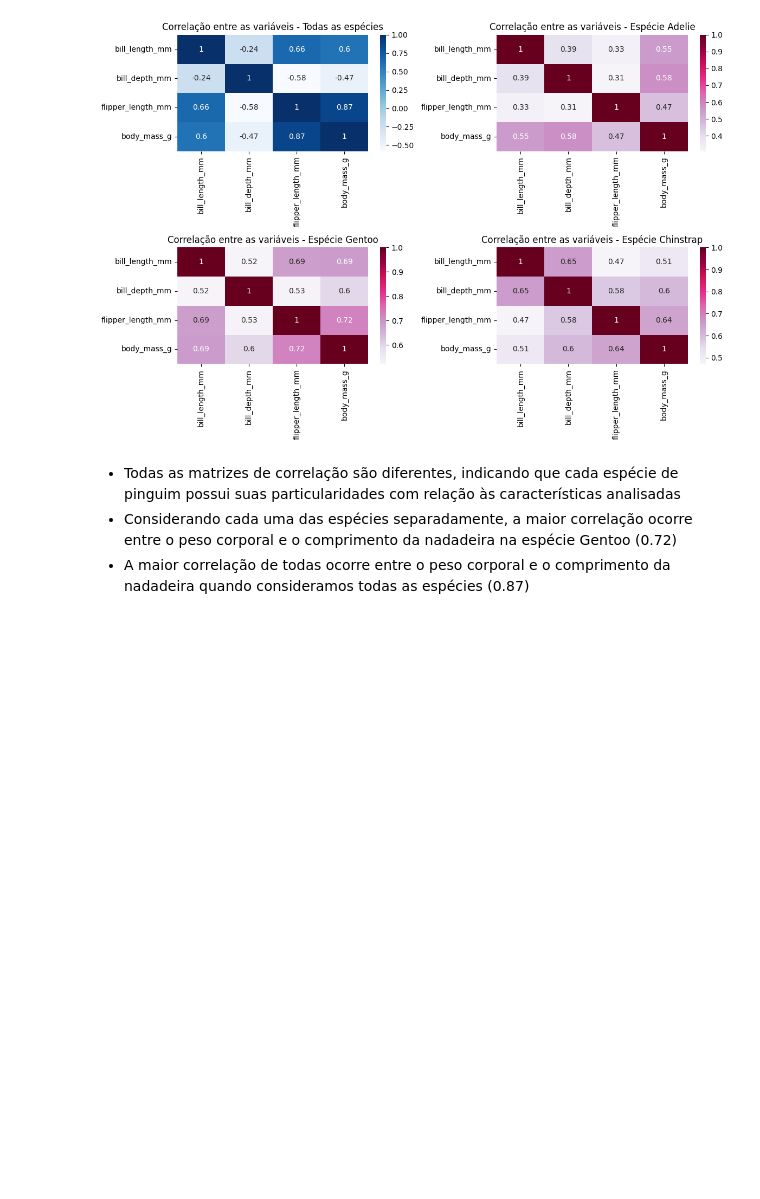
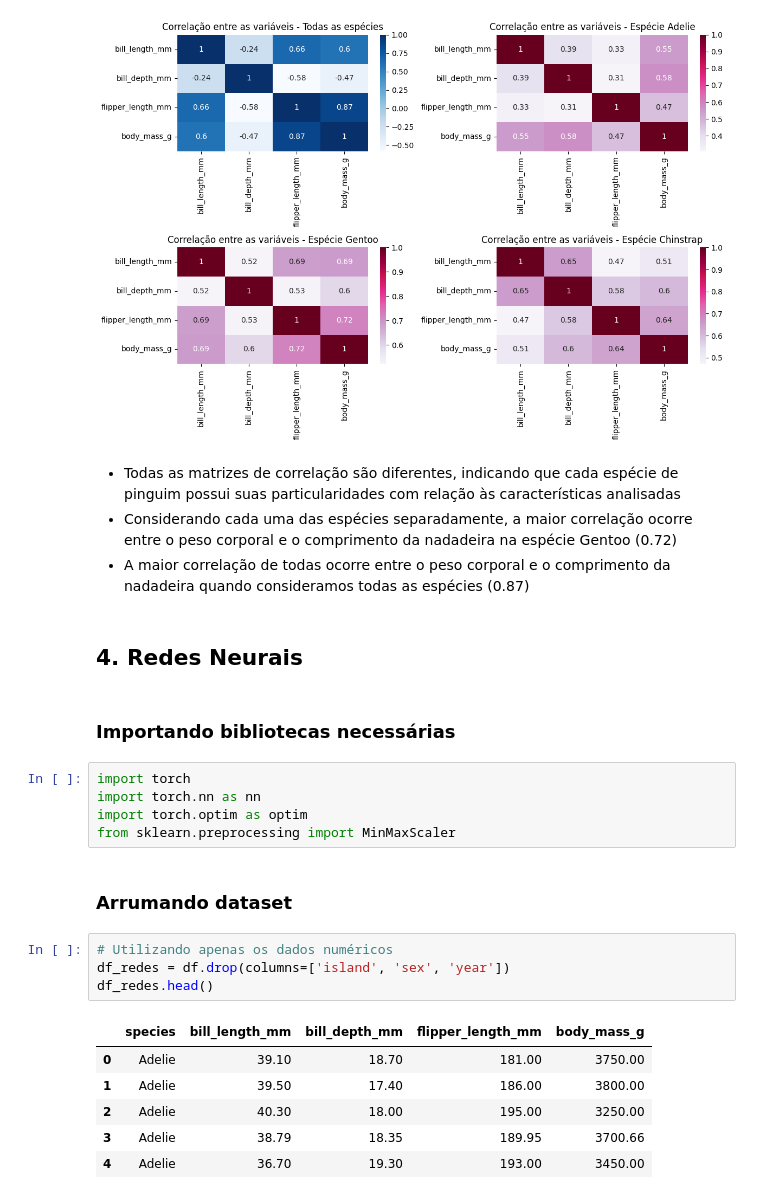
Before and after one commit to carolysg/projeto-pinguins, a Jupyter notebook: penguins.ipynb, the cells around one changed output. Cells and saved outputs as stored; diff of their text form; blank space fills up the shorter version.

```diff
--- a/penguins.ipynb
+++ b/penguins.ipynb
@@ -509,3 +509,25 @@ plt.show()
 - Todas as matrizes de correlação são diferentes, indicando que cada espécie de pinguim possui suas particularidades com relação às características analisadas
 - Considerando cada uma das espécies separadamente, a maior correlação ocorre entre o peso corporal e o comprimento da nadadeira na espécie Gentoo (0.72)
 - A maior correlação de todas ocorre entre o peso corporal e o comprimento da nadadeira quando consideramos todas as espécies (0.87)
+# %% [markdown]
+## 4. Redes Neurais
+# %% [markdown]
+### Importando bibliotecas necessárias
+# %%
+import torch
+import torch.nn as nn
+import torch.optim as optim
+from sklearn.preprocessing import MinMaxScaler
+# %% [markdown]
+### Arrumando dataset
+# %%
+# Utilizando apenas os dados numéricos
+df_redes = df.drop(columns=['island', 'sex', 'year'])
+df_redes.head()
+# %% [output]
+|  | species | bill_length_mm | bill_depth_mm | flipper_length_mm | body_mass_g |
+| 0 | Adelie | 39.10 | 18.70 | 181.00 | 3750.00 |
+| 1 | Adelie | 39.50 | 17.40 | 186.00 | 3800.00 |
+| 2 | Adelie | 40.30 | 18.00 | 195.00 | 3250.00 |
+| 3 | Adelie | 38.79 | 18.35 | 189.95 | 3700.66 |
+| 4 | Adelie | 36.70 | 19.30 | 193.00 | 3450.00 |
```
Also changed, not shown: parts of 13 cells of this notebook.
